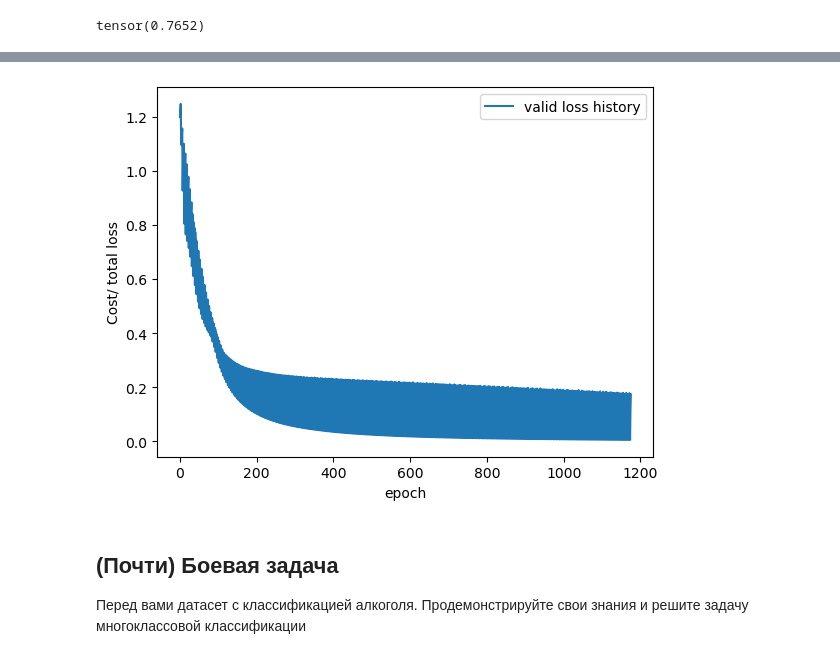
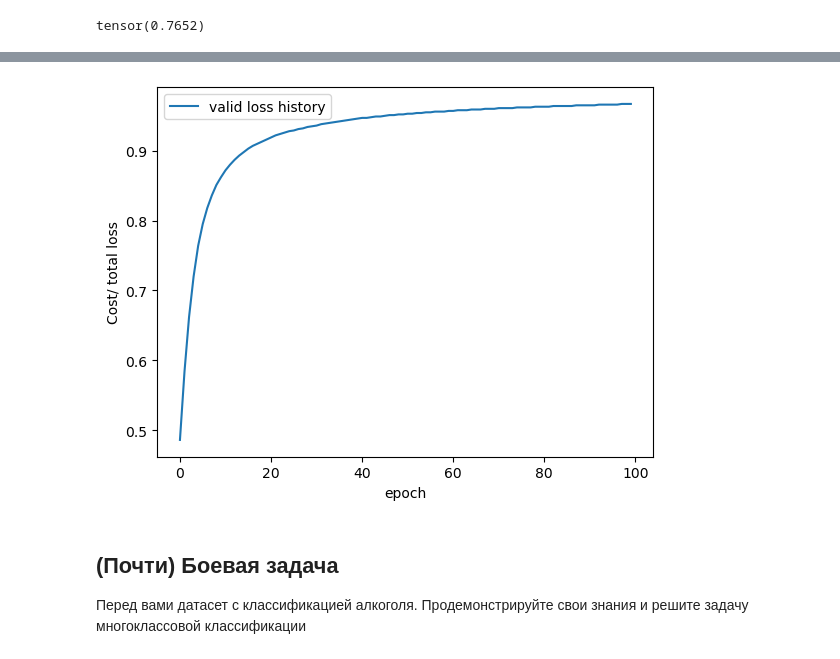
Before and after one commit to diemvs/hse_hw, a Jupyter notebook: dl/homework_01.ipynb, the cells around one changed output, grey strips where cells are left out. Drawn from its saved outputs; the diff is of its cells as text; code cells hidden in the pictures.

```diff
--- a/dl/homework_01.ipynb
+++ b/dl/homework_01.ipynb
@@ -575,21 +568,21 @@ def train_model(
 # %%
 advanced_model = AdvancedModel()
 
-# if torch.cuda.is_available():
-#     advanced_model = advanced_model.cuda()
+if torch.cuda.is_available():
+    advanced_model = advanced_model.cuda()
 
-opt = optim.Adam(advanced_model.parameters(), lr=0.001)
+opt = optim.Adam(advanced_model.parameters(), lr=0.01)
 
-lh, ph, vlh = train_model(
+lh, acc_h = train_model(
     model=advanced_model,
     optim=opt,
     loss_fn=nn.CrossEntropyLoss(),
-    n_epochs=500,
+    n_epochs=100,
     batch_size=32,
     X_train=train[:,:2],
-    y_train=train[:, 2],
-    X_val=valid[:, :2],
-    y_val=valid[:, 2]
+    y_train=train[:,2].type(torch.LongTensor) ,
+    X_val=valid[:,:2],
+    y_val=valid[:,2].type(torch.LongTensor)
 )
 # %%
 plt.plot(lh, label = "loss history")
@@ -602,11 +595,11 @@ plt.show()
 # %%
-plt.plot(vlh, label = "valid loss history")
+plt.plot(acc_h, label = "valid loss history")
 plt.xlabel('epoch')
 plt.ylabel('Cost/ total loss')
 plt.legend()
 plt.show()
 # %% [output]
-[figure, old version]
+[figure, new version]
 # %% [markdown]
 ## (Почти) Боевая задача
 
```
Also changed, not shown: parts of 9 cells of this notebook.
